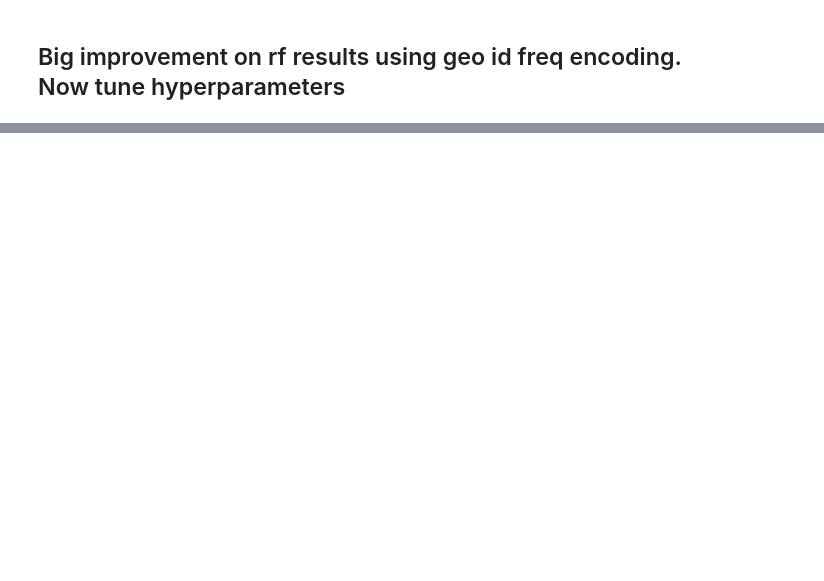
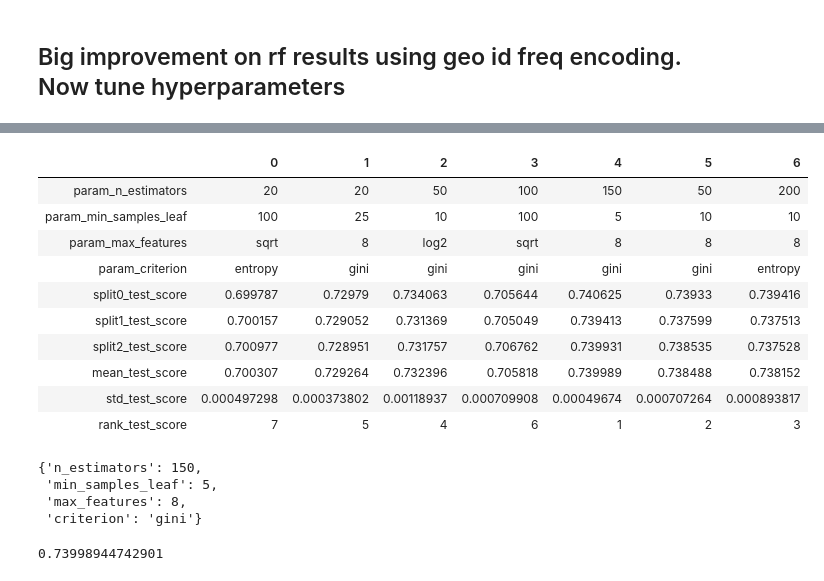
Before and after one commit to alan-flint/Richter-DrivenData, a Jupyter notebook: src/final_notebook.ipynb, the cells around one changed output, grey strips where cells are left out. Drawn from its saved outputs; the diff is of its cells as text; code cells hidden in the pictures; blank space fills up the shorter version.

```diff
--- a/src/final_notebook.ipynb
+++ b/src/final_notebook.ipynb
@@ -255,4 +266,0 @@ num of estimators: 600
-# %%
-final_model = RandomForestClassifier(n_estimators=400,min_samples_leaf=1)
-final_model.fit(X_train[top20], y_train)
-print(cross_val_score(estimator=estimator,X = X_test[top20], y=y_test, scoring=scorer, cv=3,n_jobs=-1))
@@ -260,0 +267,12 @@ print(cross_val_score(estimator=estimator,X = X_test[top20], y=y_test, scoring=s
+# %%
+rf = RandomForestClassifier()
+params = {'n_estimators': [20, 50, 100, 150, 200],
+         'criterion': ['gini', 'entropy'],
+         'min_samples_leaf': [3, 5, 10, 25, 100],
+         'max_features': ['sqrt', 'log2', 8]}
+n_iter = 7
+# %%
+rand_rf = RandomizedSearchCV(rf, param_distributions=params, scoring='f1_micro', n_iter=n_iter, cv=3,
+                             n_jobs=-1)
+# %%
+rand_rf.fit(X_train[top20], y_train)
@@ -260,0 +297,26 @@ print(cross_val_score(estimator=estimator,X = X_test[top20], y=y_test, scoring=s
+# %%
+pd.DataFrame(rand_rf.cv_results_).drop(['mean_fit_time', 'std_fit_time',
+                                        'mean_score_time', 'std_score_time', 'params'], axis=1).T
+# %% [output]
+|  | 0 | 1 | 2 | 3 | 4 | 5 | 6 |
+| param_n_estimators | 20 | 20 | 50 | 100 | 150 | 50 | 200 |
+| param_min_samples_leaf | 100 | 25 | 10 | 100 | 5 | 10 | 10 |
+| param_max_features | sqrt | 8 | log2 | sqrt | 8 | 8 | 8 |
+| param_criterion | entropy | gini | gini | gini | gini | gini | entropy |
+| split0_test_score | 0.699787 | 0.72979 | 0.734063 | 0.705644 | 0.740625 | 0.73933 | 0.739416 |
+| split1_test_score | 0.700157 | 0.729052 | 0.731369 | 0.705049 | 0.739413 | 0.737599 | 0.737513 |
+| split2_test_score | 0.700977 | 0.728951 | 0.731757 | 0.706762 | 0.739931 | 0.738535 | 0.737528 |
+| mean_test_score | 0.700307 | 0.729264 | 0.732396 | 0.705818 | 0.739989 | 0.738488 | 0.738152 |
+| std_test_score | 0.000497298 | 0.000373802 | 0.00118937 | 0.000709908 | 0.00049674 | 0.000707264 | 0.000893817 |
+| rank_test_score | 7 | 5 | 4 | 6 | 1 | 2 | 3 |
+# %%
+rand_rf.best_params_
+# %% [output]
+{'n_estimators': 150,
+ 'min_samples_leaf': 5,
+ 'max_features': 8,
+ 'criterion': 'gini'}
+# %%
+rand_rf.best_score_
+# %% [output]
+0.73998944742901
```
Also changed, not shown: parts of 24 cells of this notebook, 2 other files.
